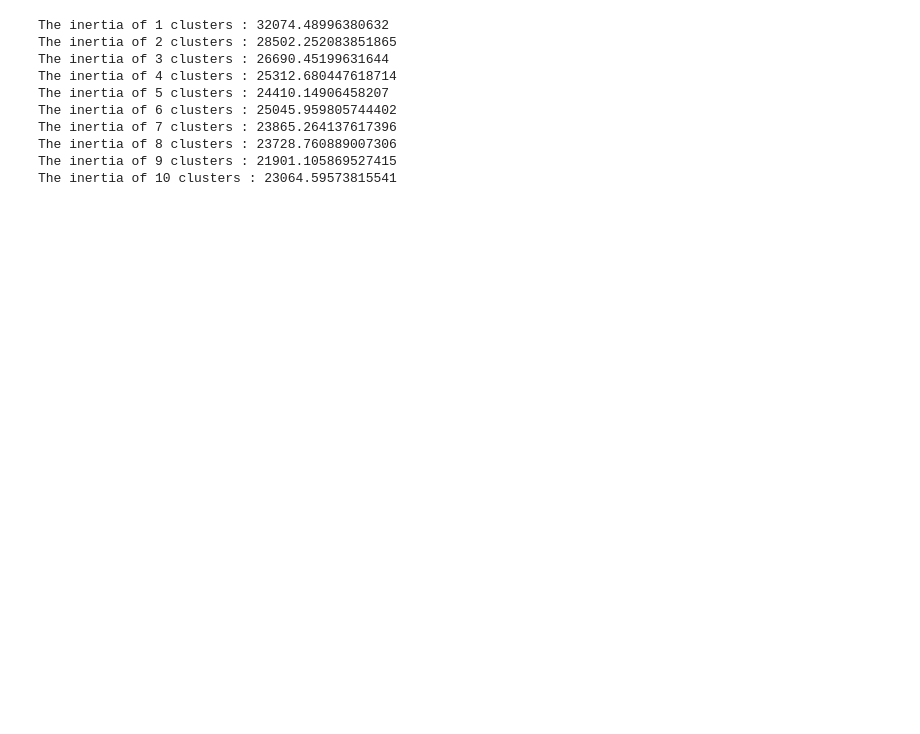
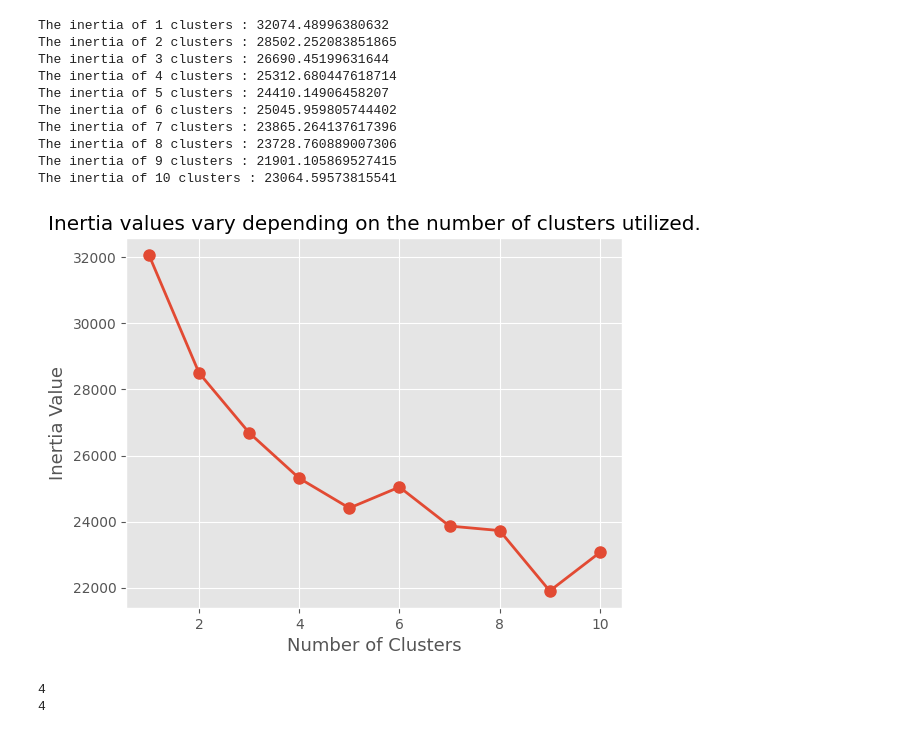
Before and after one commit to pudyasta/penambangan-data, a Jupyter notebook: Penambangan_Data_Pertemuan_6_Pudyasta_Satria.ipynb, the cells around one changed output. Drawn from its saved outputs; the diff is of its cells as text; code cells hidden in the pictures; blank space fills up the shorter version.

```diff
--- a/Penambangan_Data_Pertemuan_6_Pudyasta_Satria.ipynb
+++ b/Penambangan_Data_Pertemuan_6_Pudyasta_Satria.ipynb
@@ -341,3 +325,19 @@ The inertia of 7 clusters : 23865.264137617396
 The inertia of 8 clusters : 23728.760889007306
 The inertia of 9 clusters : 21901.105869527415
 The inertia of 10 clusters : 23064.59573815541
+# %%
+plt.plot(range(1,11),inertia_list, marker='o', linewidth=2, markersize=8)
+plt.xlabel("Number of Clusters", size=13)
+plt.ylabel("Inertia Value", size=13)
+plt.title("Inertia values vary depending on the number of clusters utilized.")
+plt.show()
+# %% [output]
+[figure, added]
+# %%
+from kneed import KneeLocator, DataGenerator
+kneedle = KneeLocator(range(1,11),inertia_list, S=1.0, curve='convex', direction='decreasing')
+print(round(kneedle.knee, 3))
+print(round(kneedle.elbow, 3))
+# %% [output]
+4
+4
```
Also changed, not shown: parts of 14 cells of this notebook.
